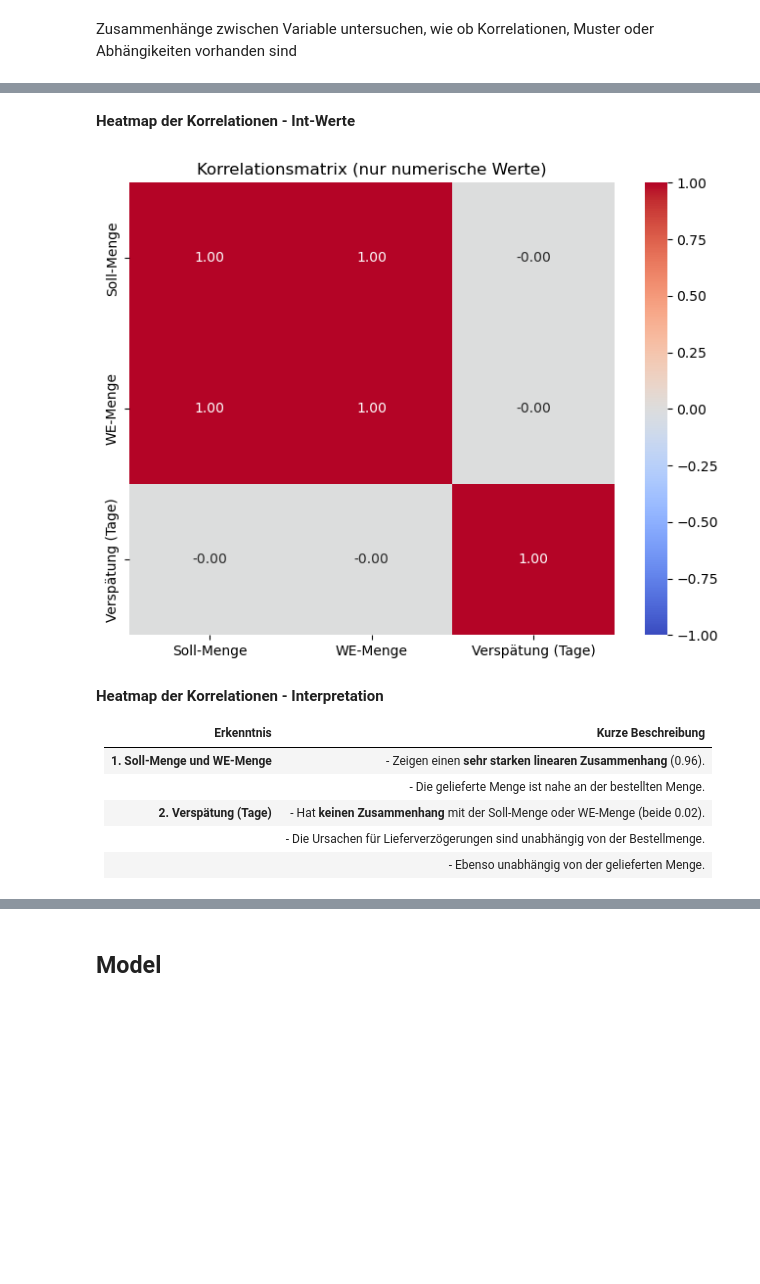
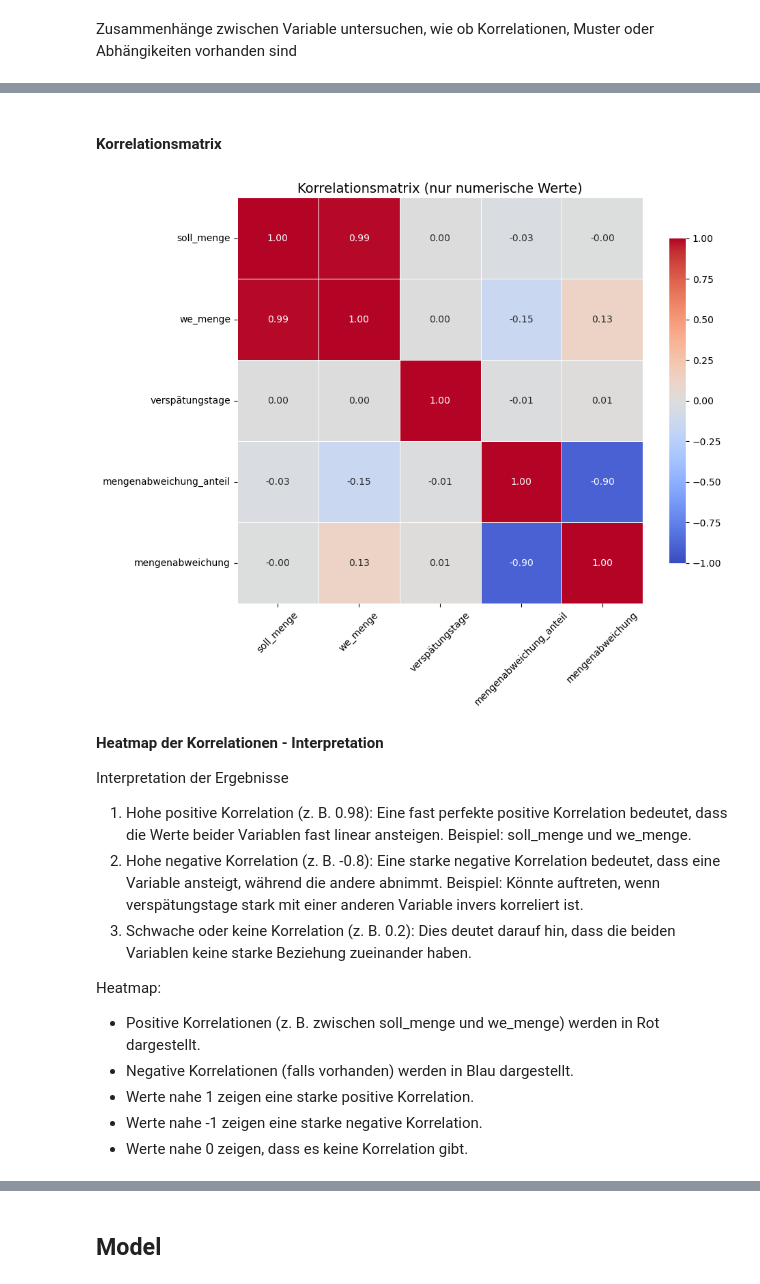
Before and after one commit to psgithdm/project, a Jupyter notebook: notebooks/final-analysis.ipynb, the cells around one changed output, grey strips where cells are left out. Cells and saved outputs as stored; diff of their text form; code cells hidden in the pictures; blank space fills up the shorter version.

Commit message:
Update Enviroment, Final-Analysis, Teil-Report
Update Enviroment, Final-Analysis, Teil-Report

```diff
--- a/notebooks/final-analysis.ipynb
+++ b/notebooks/final-analysis.ipynb
@@ -136,11 +174,10 @@ In diese Abschnitt wurden folgedege Datenüberprüfungen durchgeführt:
 # %%
 # Fehlende Werte prüfen
-
-missing_values = dummy_2024_df.isnull().sum()
+missing_values = dataset_2024_df.isnull().sum()
 print("Fehlende Werte:\n", missing_values)
 
 # Zeilen mit fehlenden Werten entfernen
-cleaned_liefertreue_2024_df = dummy_2024_df.dropna()
+cleaned_liefertreue_2024_df = dataset_2024_df.dropna()
 # %% [output]
 Fehlende Werte:
  Lieferscheinnummer         0
@@ -458,0 +550,13 @@ liefertreue_sc_df.head()
+# %%
+# Berechnung der Anteil Mengenabweichung
+cleaned_liefertreue_2024_df["mengenabweichung_anteil"] = (
+    (cleaned_liefertreue_2024_df["soll_menge"] - cleaned_liefertreue_2024_df["we_menge"]) /
+    cleaned_liefertreue_2024_df["soll_menge"]
+) * 100
+
+# Berechnung der Mengenabweichung
+cleaned_liefertreue_2024_df["mengenabweichung"] = (
+    cleaned_liefertreue_2024_df["we_menge"] - cleaned_liefertreue_2024_df["soll_menge"]
+)
+
+cleaned_liefertreue_2024_df.head()
@@ -733,30 +1073,47 @@ liefertreue_sc_df.head()
-# %% [markdown]
-**Heatmap der Korrelationen - Int-Werte**
+# %% [markdown]
+#### **Korrelationsmatrix**
 # %%
-# Heatmap der Korrelationen (Analysieren ob negative oder positoive Korrelationen vorhanden sind, zwischen den numerischen Spalten)
-
 # Auswahl nur der numerischen Spalten
-numerical_df = liefertreue_sc_df.select_dtypes(include=["float64", "int64"])
+numerical_df = cleaned_liefertreue_2024_df.select_dtypes(include=["float64", "int64"])
 
 # Korrelationsmatrix berechnen
 correlation_matrix = numerical_df.corr()
 
 # Heatmap der Korrelationen erstellen
-plt.figure(figsize=(8, 6))
-sns.heatmap(correlation_matrix, annot=True, cmap="coolwarm", fmt=".2f", vmin=-1, vmax=1)
-plt.title("Korrelationsmatrix (nur numerische Werte)")
+plt.figure(figsize=(10, 8))  # Größeres Diagramm für bessere Lesbarkeit
+sns.heatmap(
+    correlation_matrix,
+    annot=True,           # Zeigt die Korrelationswerte direkt in den Feldern an
+    cmap="coolwarm",      # Farbpalette für positive/negative Werte
+    fmt=".2f",            # Formatierung der Werte (zwei Dezimalstellen)
+    vmin=-1, vmax=1,      # Wertebereich der Korrelationen (-1 bis 1)
+    square=True,          # Quadratische Felder für ein symmetrisches Layout
+    linewidths=0.5,       # Linienstärke zwischen den Feldern
+    cbar_kws={"shrink": 0.8}  # Größe der Farblegende anpassen
+)
+plt.title("Korrelationsmatrix (nur numerische Werte)", fontsize=14)
+plt.xticks(fontsize=10, rotation=45)  # X-Achsenbeschriftung drehen
+plt.yticks(fontsize=10)               # Y-Achsenbeschriftung
+plt.tight_layout()                    # Optimiert das Layout
 plt.show()
 # %% [output]
-[figure, old version]
+[figure, new version]
-# %% [markdown]
-**Heatmap der Korrelationen - Interpretation**
-
-| **Erkenntnis**                        | **Kurze Beschreibung**                                                                 |
-|---------------------------------------|-----------------------------------------------------------------------------|
-| **1. Soll-Menge und WE-Menge**        | - Zeigen einen **sehr starken linearen Zusammenhang** (0.96).               |
-|                                       | - Die gelieferte Menge ist nahe an der bestellten Menge.                    |
-| **2. Verspätung (Tage)**              | - Hat **keinen Zusammenhang** mit der Soll-Menge oder WE-Menge (beide 0.02).|
-|                                       | - Die Ursachen für Lieferverzögerungen sind unabhängig von der Bestellmenge.|
-|                                       | - Ebenso unabhängig von der gelieferten Menge.                              |
+# %% [markdown]
+**Heatmap der Korrelationen - Interpretation**
+
+Interpretation der Ergebnisse
+1.	Hohe positive Korrelation (z. B. 0.98):
+Eine fast perfekte positive Korrelation bedeutet, dass die Werte beider Variablen fast linear ansteigen. Beispiel: soll_menge und we_menge.
+2.	Hohe negative Korrelation (z. B. -0.8):
+Eine starke negative Korrelation bedeutet, dass eine Variable ansteigt, während die andere abnimmt. Beispiel: Könnte auftreten, wenn verspätungstage stark mit einer anderen Variable invers korreliert ist.
+3.	Schwache oder keine Korrelation (z. B. 0.2):
+Dies deutet darauf hin, dass die beiden Variablen keine starke Beziehung zueinander haben.
+
+Heatmap:
+ - Positive Korrelationen (z. B. zwischen soll_menge und we_menge) werden in Rot dargestellt.
+ - Negative Korrelationen (falls vorhanden) werden in Blau dargestellt.
+ - Werte nahe 1 zeigen eine starke positive Korrelation.
+ - Werte nahe -1 zeigen eine starke negative Korrelation.
+ - Werte nahe 0 zeigen, dass es keine Korrelation gibt.
 # %%
 # Scatterplot mit Regressionslinie
```
Also changed, not shown: parts of 153 cells of this notebook, 47 other files.
